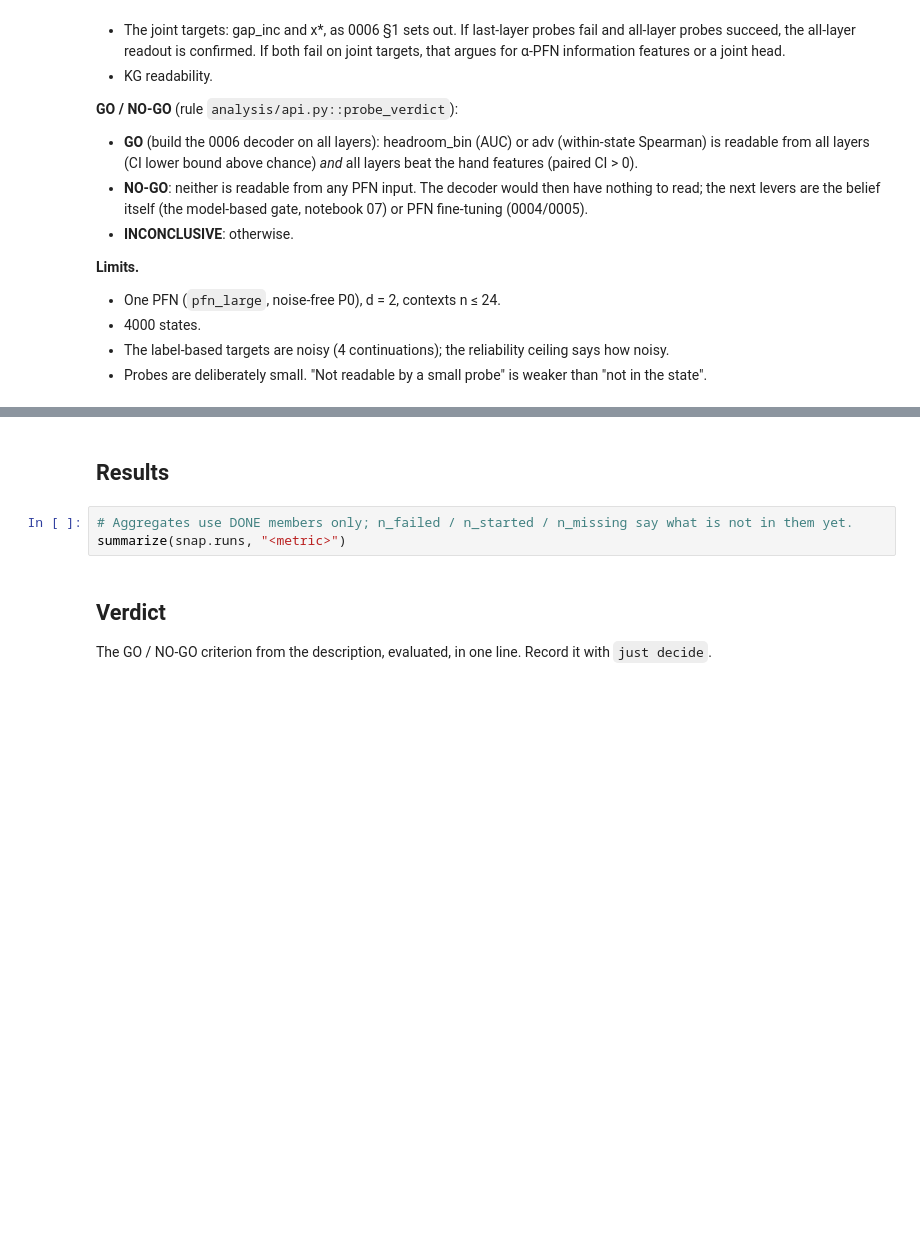
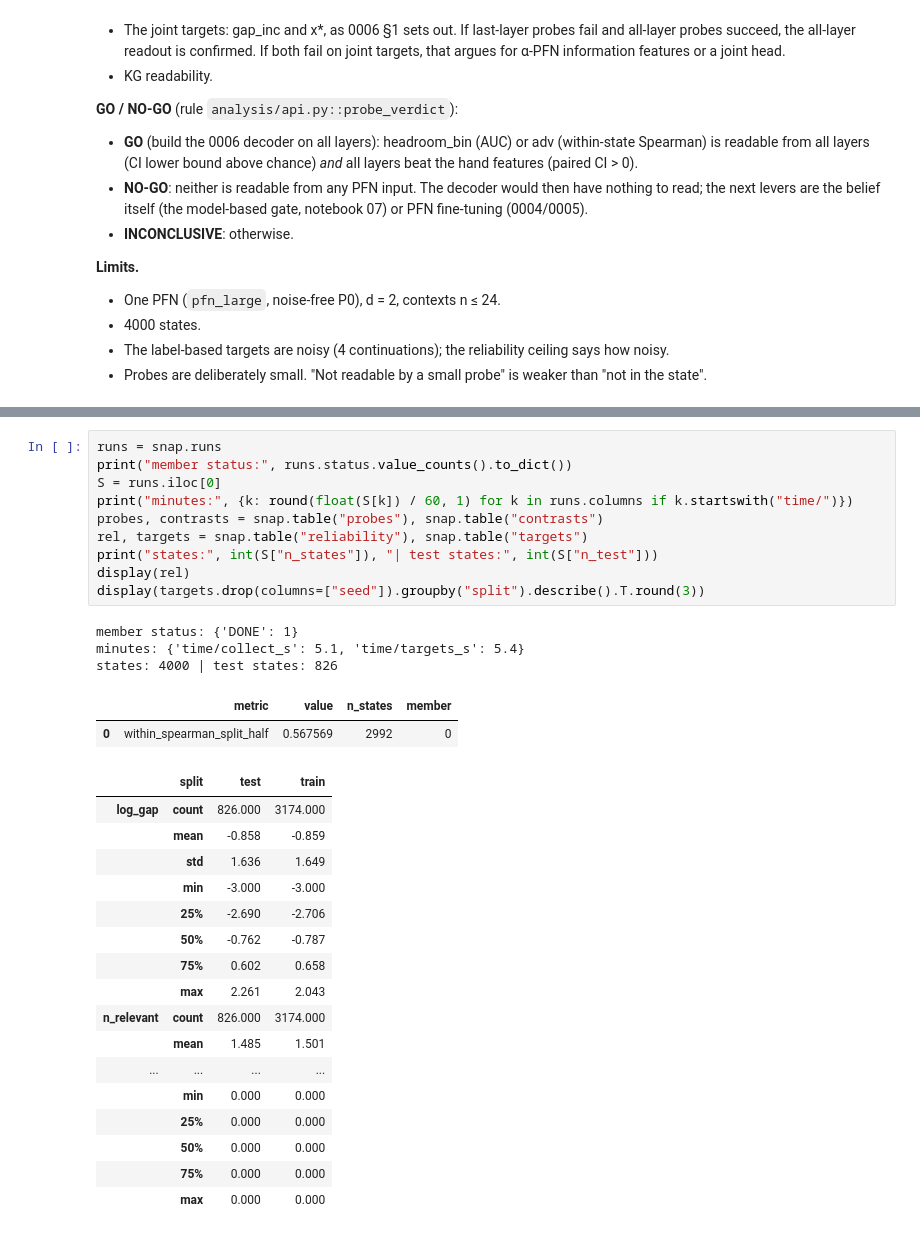
Before and after one commit to timruhkopf/anytime-acquisition, a Jupyter notebook: notebooks/08_2026-11-11_api_probe.ipynb, the cells around one changed output, grey strips where cells are left out. Drawn from its saved outputs; the diff is of its cells as text; blank space fills up the shorter version.

```diff
--- a/notebooks/08_2026-11-11_api_probe.ipynb
+++ b/notebooks/08_2026-11-11_api_probe.ipynb
@@ -55,9 +121,33 @@ show_header(snap)  # how it was run + configuration, generated from the snapshot
-# %% [markdown]
-## Results
-# %%
-# Aggregates use DONE members only; n_failed / n_started / n_missing say what is not in them yet.
-summarize(snap.runs, "<metric>")
-# %% [markdown]
-## Verdict
-
-The GO / NO-GO criterion from the description, evaluated, in one line. Record it with `just decide`.
+# %%
+runs = snap.runs
+print("member status:", runs.status.value_counts().to_dict())
+S = runs.iloc[0]
+print("minutes:", {k: round(float(S[k]) / 60, 1) for k in runs.columns if k.startswith("time/")})
+probes, contrasts = snap.table("probes"), snap.table("contrasts")
+rel, targets = snap.table("reliability"), snap.table("targets")
+print("states:", int(S["n_states"]), "| test states:", int(S["n_test"]))
+display(rel)
+display(targets.drop(columns=["seed"]).groupby("split").describe().T.round(3))
+# %% [output]
+member status: {'DONE': 1}
+minutes: {'time/collect_s': 5.1, 'time/targets_s': 5.4}
+states: 4000 | test states: 826
+|  | metric | value | n_states | member |
+| 0 | within_spearman_split_half | 0.567569 | 2992 | 0 |
+|  | split | test | train |
+| log_gap | count | 826.000 | 3174.000 |
+|  | mean | -0.858 | -0.859 |
+|  | std | 1.636 | 1.649 |
+|  | min | -3.000 | -3.000 |
+|  | 25% | -2.690 | -2.706 |
+|  | 50% | -0.762 | -0.787 |
+|  | 75% | 0.602 | 0.658 |
+|  | max | 2.261 | 2.043 |
+| n_relevant | count | 826.000 | 3174.000 |
+|  | mean | 1.485 | 1.501 |
+| ... | ... | ... | ... |
+|  | min | 0.000 | 0.000 |
+|  | 25% | 0.000 | 0.000 |
+|  | 50% | 0.000 | 0.000 |
+|  | 75% | 0.000 | 0.000 |
+|  | max | 0.000 | 0.000 |
```
Also changed, not shown: parts of 10 cells of this notebook, 13 other files.
